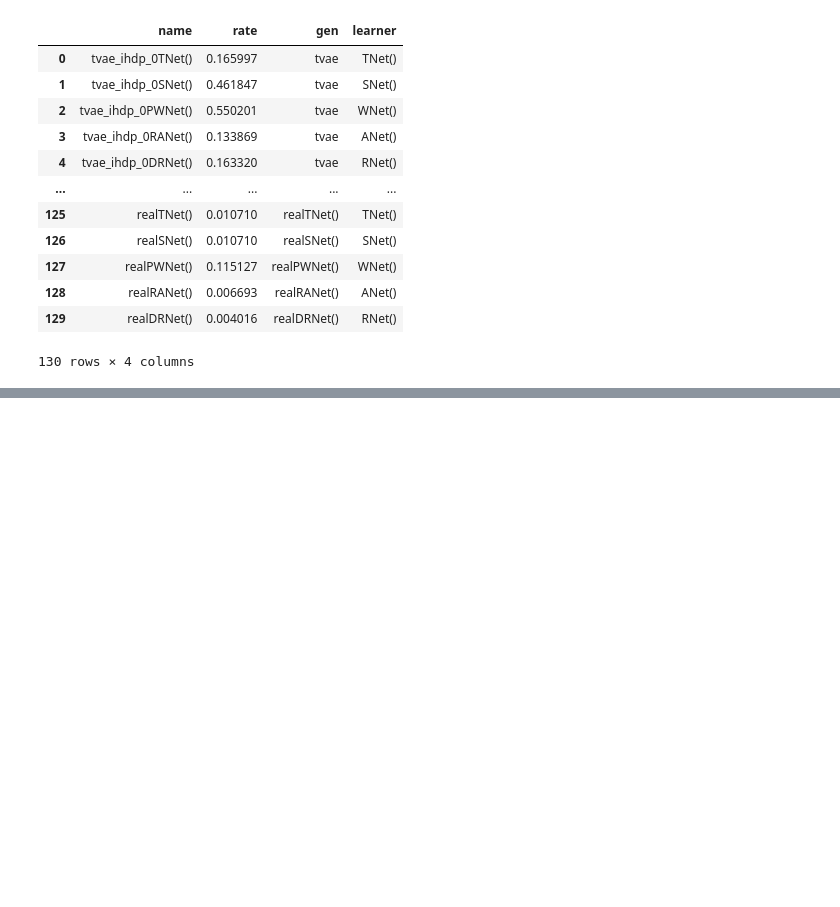
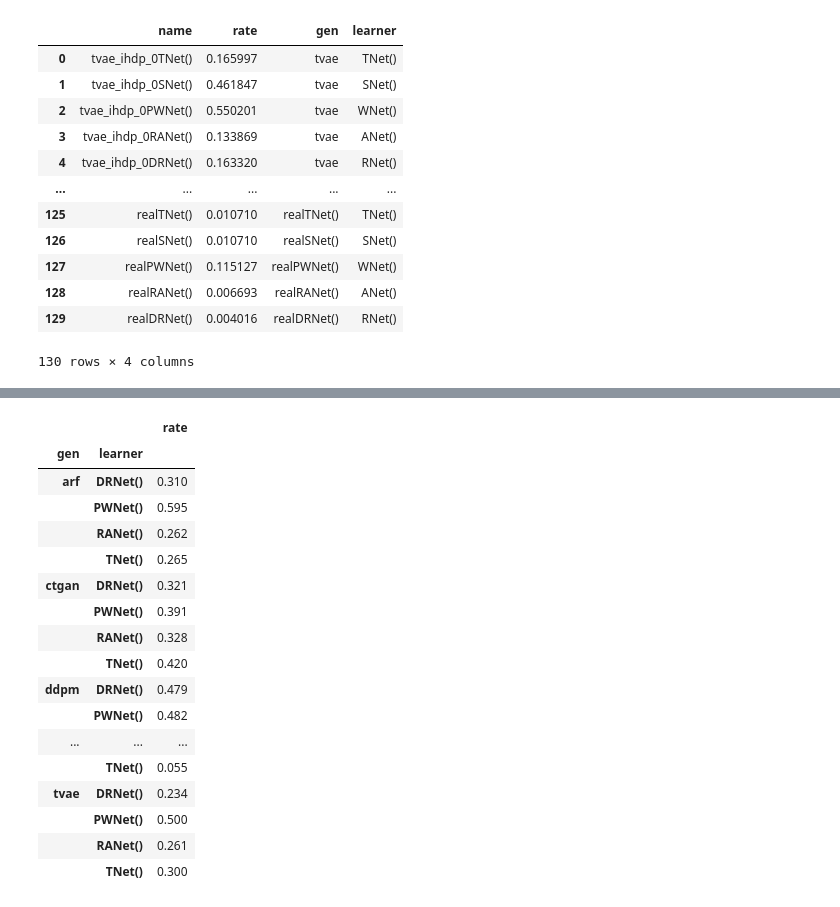
Before and after one commit to harrya32/causal_synthetic_data, a Jupyter notebook: Experiments/CATE results.ipynb, the cells around one changed output, grey strips where cells are left out. Drawn from its saved outputs; the diff is of its cells as text; code cells hidden in the pictures; blank space fills up the shorter version.

```diff
--- a/Experiments/CATE results.ipynb
+++ b/Experiments/CATE results.ipynb
@@ -222,0 +245,21 @@ ihdp_flip
+# %%
+round(acic_flip.groupby(['gen', 'learner']).mean(), 3)
+# %% [output]
+|  |  | rate |
+| gen | learner |  |
+| arf | DRNet() | 0.310 |
+|  | PWNet() | 0.595 |
+|  | RANet() | 0.262 |
+|  | TNet() | 0.265 |
+| ctgan | DRNet() | 0.321 |
+|  | PWNet() | 0.391 |
+|  | RANet() | 0.328 |
+|  | TNet() | 0.420 |
+| ddpm | DRNet() | 0.479 |
+|  | PWNet() | 0.482 |
+| ... | ... | ... |
+|  | TNet() | 0.055 |
+| tvae | DRNet() | 0.234 |
+|  | PWNet() | 0.500 |
+|  | RANet() | 0.261 |
+|  | TNet() | 0.300 |
```
Also changed, not shown: parts of 4 cells of this notebook, 2 other files.
